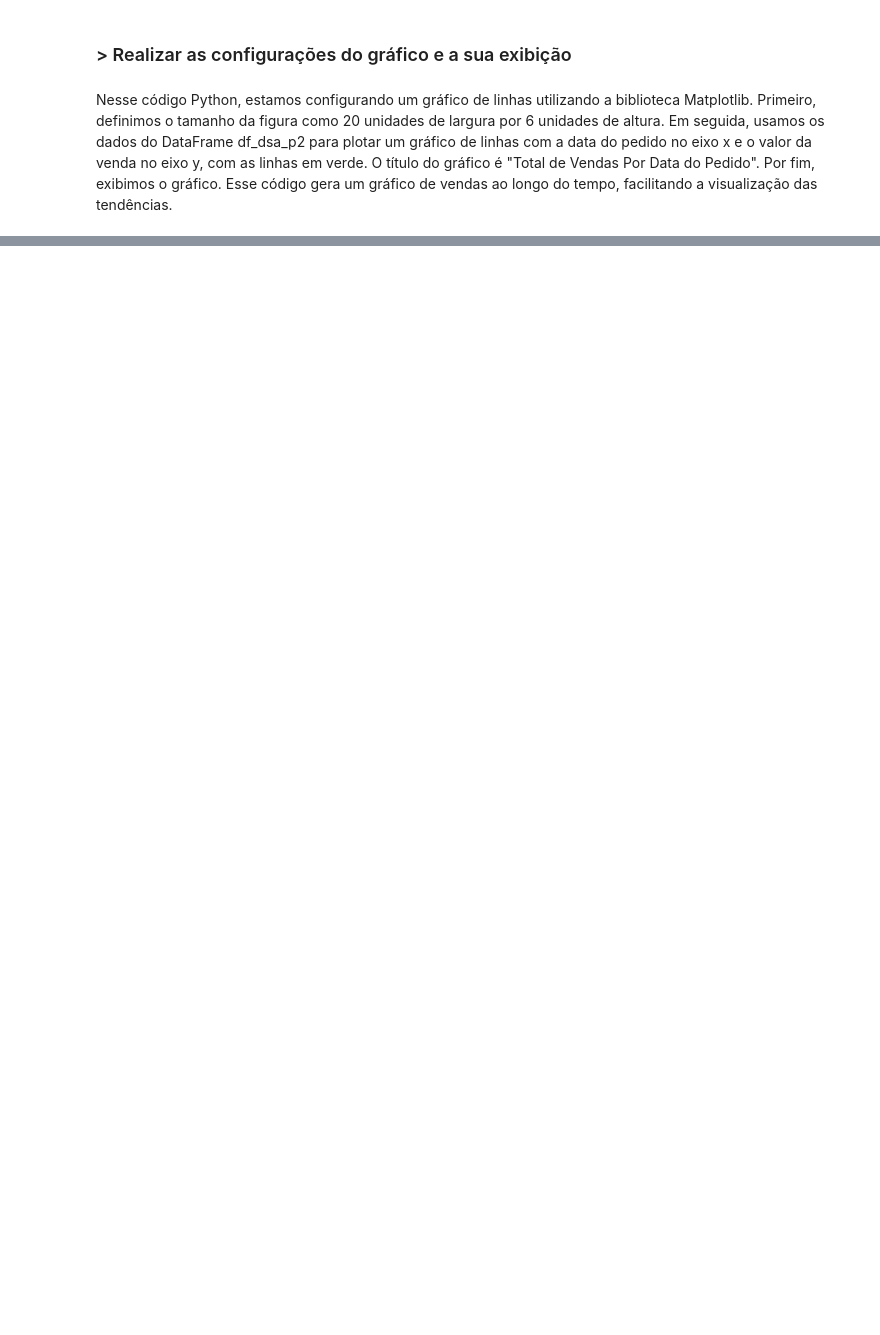
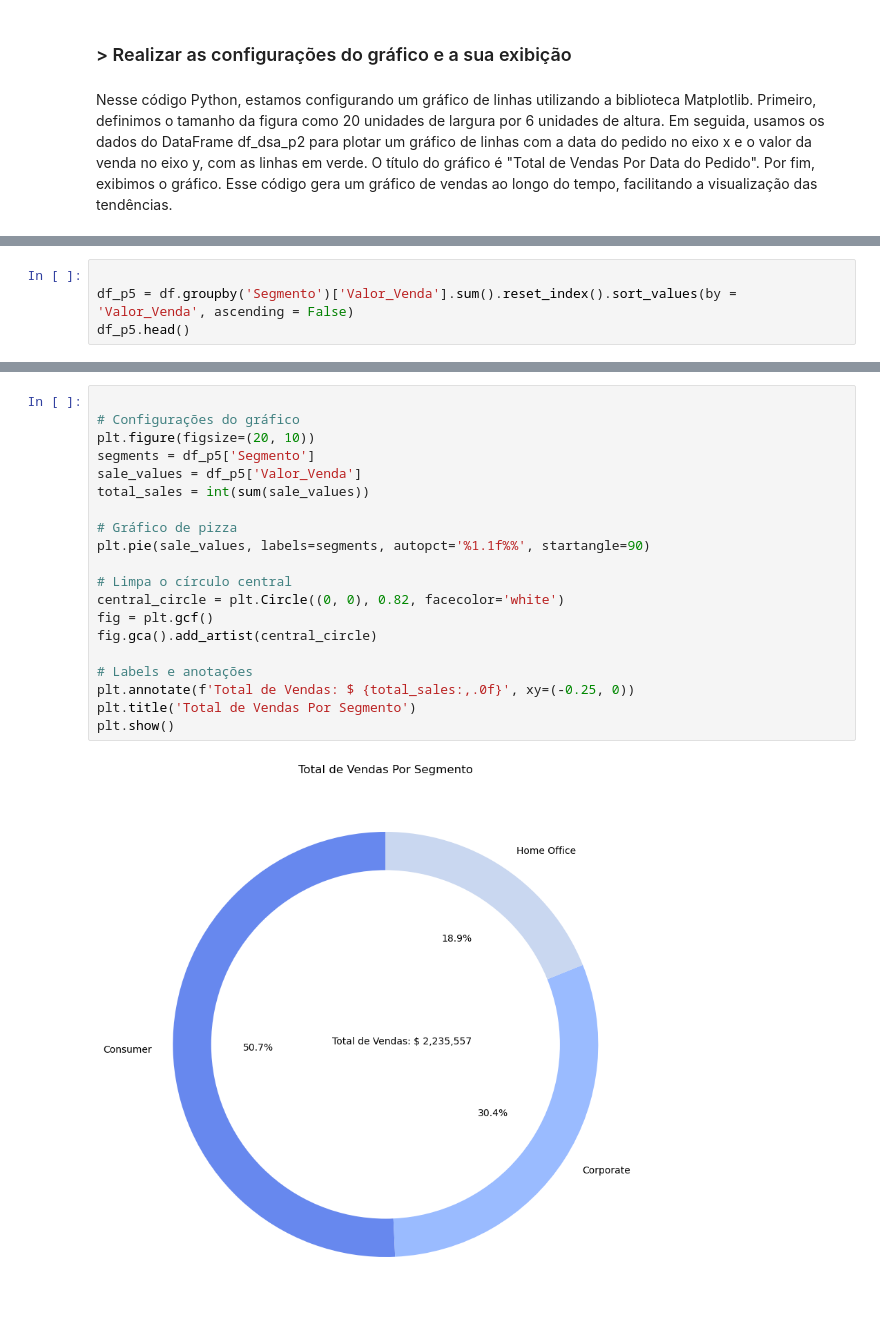
Before and after one commit to Adriano1976/Data-Science-Analysis, a Jupyter notebook: Data-Analysis-Instruments/Estudo-de-Caso-Varejo.ipynb, the cells around one changed output, grey strips where cells are left out. Drawn from its saved outputs; the diff is of its cells as text; blank space fills up the shorter version.

```diff
--- a/Data-Analysis-Instruments/Estudo-de-Caso-Varejo.ipynb
+++ b/Data-Analysis-Instruments/Estudo-de-Caso-Varejo.ipynb
@@ -255,0 +383,4 @@ plt.show()
+# %%
+
+df_p5 = df.groupby('Segmento')['Valor_Venda'].sum().reset_index().sort_values(by = 'Valor_Venda', ascending = False)
+df_p5.head()
@@ -255,0 +396,22 @@ plt.show()
+# %%
+
+# Configurações do gráfico
+plt.figure(figsize=(20, 10))
+segments = df_p5['Segmento']
+sale_values = df_p5['Valor_Venda']
+total_sales = int(sum(sale_values))
+
+# Gráfico de pizza
+plt.pie(sale_values, labels=segments, autopct='%1.1f%%', startangle=90)
+
+# Limpa o círculo central
+central_circle = plt.Circle((0, 0), 0.82, facecolor='white')
+fig = plt.gcf()
+fig.gca().add_artist(central_circle)
+
+# Labels e anotações
+plt.annotate(f'Total de Vendas: $ {total_sales:,.0f}', xy=(-0.25, 0))
+plt.title('Total de Vendas Por Segmento')
+plt.show()
+# %% [output]
+[figure, added]
```
Also changed, not shown: parts of 111 cells of this notebook.
